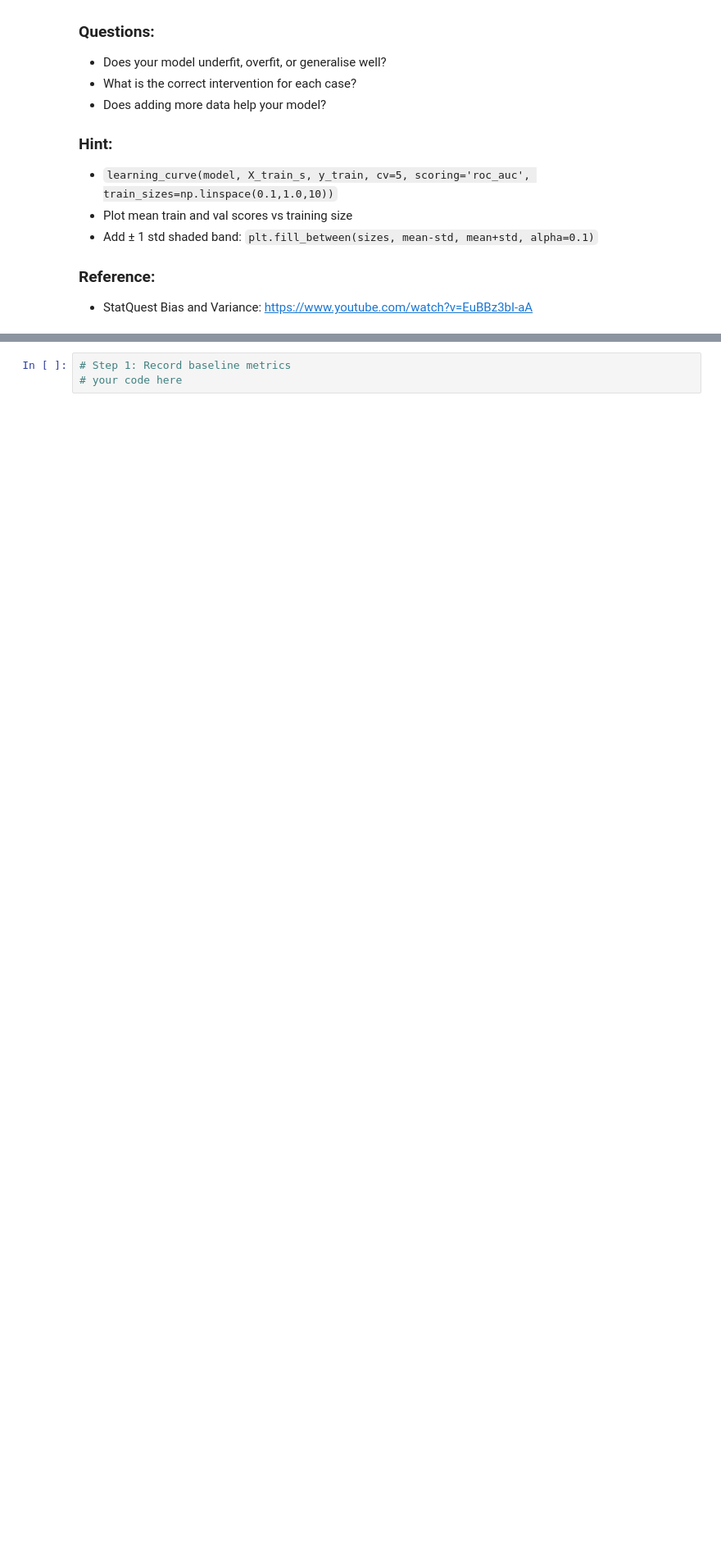
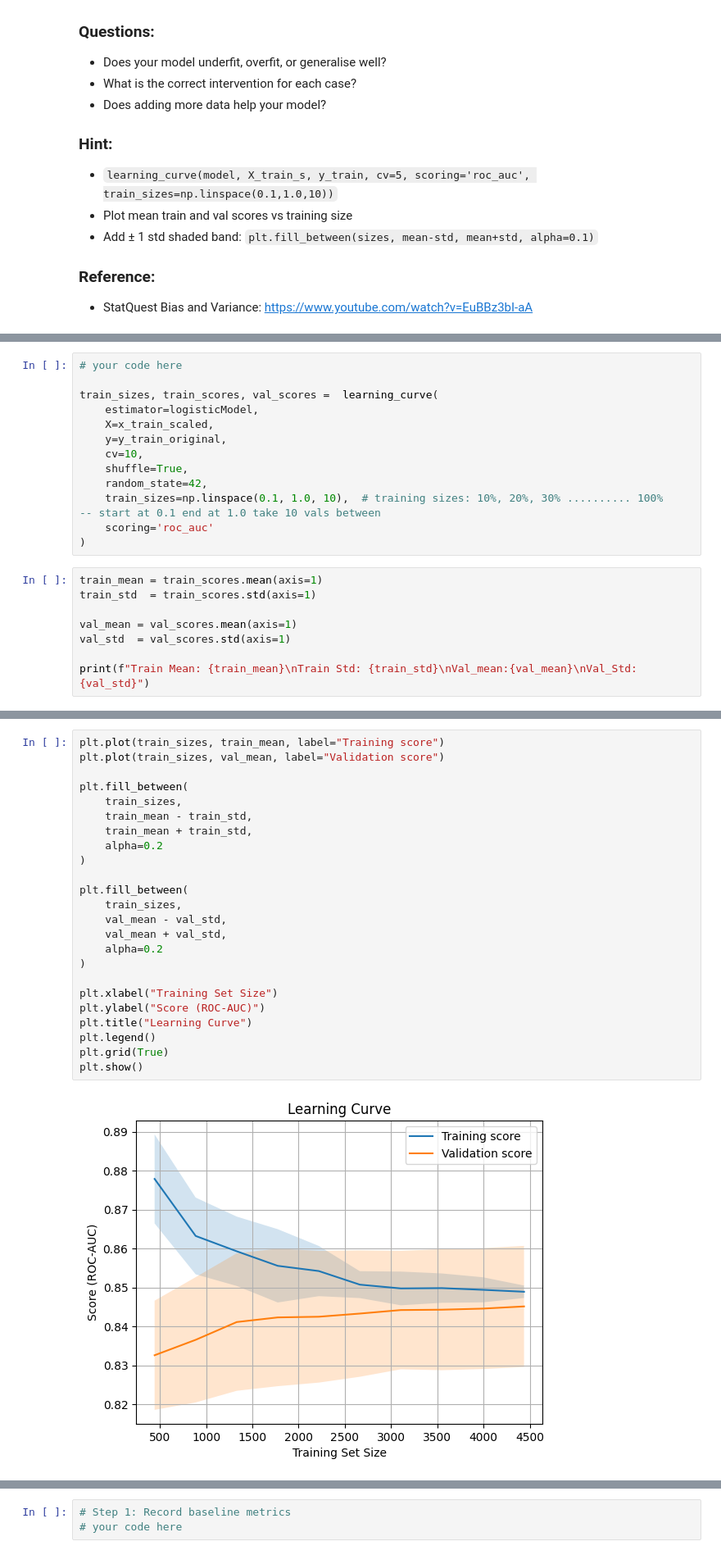
Before and after one commit to CodexAarogya/Fusemachines-Assignments, a Jupyter notebook: week-4/W4_Linear_Models_Assignment_Answer.ipynb, the cells around one changed output, grey strips where cells are left out. Shown at 82% size. Drawn from its saved outputs; the diff is of its cells as text; blank space fills up the shorter version.

```diff
--- a/week-4/W4_Linear_Models_Assignment_Answer.ipynb
+++ b/week-4/W4_Linear_Models_Assignment_Answer.ipynb
@@ -1282,0 +1294,21 @@ Plot learning curves: training score and validation score as a function of train
+# %%
+# your code here
+
+train_sizes, train_scores, val_scores =  learning_curve(
+    estimator=logisticModel,
+    X=x_train_scaled,
+    y=y_train_original,
+    cv=10,
+    shuffle=True,
+    random_state=42,
+    train_sizes=np.linspace(0.1, 1.0, 10),  # training sizes: 10%, 20%, 30% .......... 100%    -- start at 0.1 end at 1.0 take 10 vals between
+    scoring='roc_auc'
+)
+# %%
+train_mean = train_scores.mean(axis=1)
+train_std  = train_scores.std(axis=1)
+
+val_mean = val_scores.mean(axis=1)
+val_std  = val_scores.std(axis=1)
+
+print(f"Train Mean: {train_mean}\nTrain Std: {train_std}\nVal_mean:{val_mean}\nVal_Std: {val_std}")
@@ -1283,3 +1324,29 @@ Plot learning curves: training score and validation score as a function of train
+# %%
+plt.plot(train_sizes, train_mean, label="Training score")
+plt.plot(train_sizes, val_mean, label="Validation score")
+
+plt.fill_between(
+    train_sizes,
+    train_mean - train_std,
+    train_mean + train_std,
+    alpha=0.2
+)
+
+plt.fill_between(
+    train_sizes,
+    val_mean - val_std,
+    val_mean + val_std,
+    alpha=0.2
+)
+
+plt.xlabel("Training Set Size")
+plt.ylabel("Score (ROC-AUC)")
+plt.title("Learning Curve")
+plt.legend()
+plt.grid(True)
+plt.show()
+# %% [output]
+[figure, added]
 # %% [markdown]
 ---
 
```
Also changed, not shown: parts of 25 cells of this notebook.
